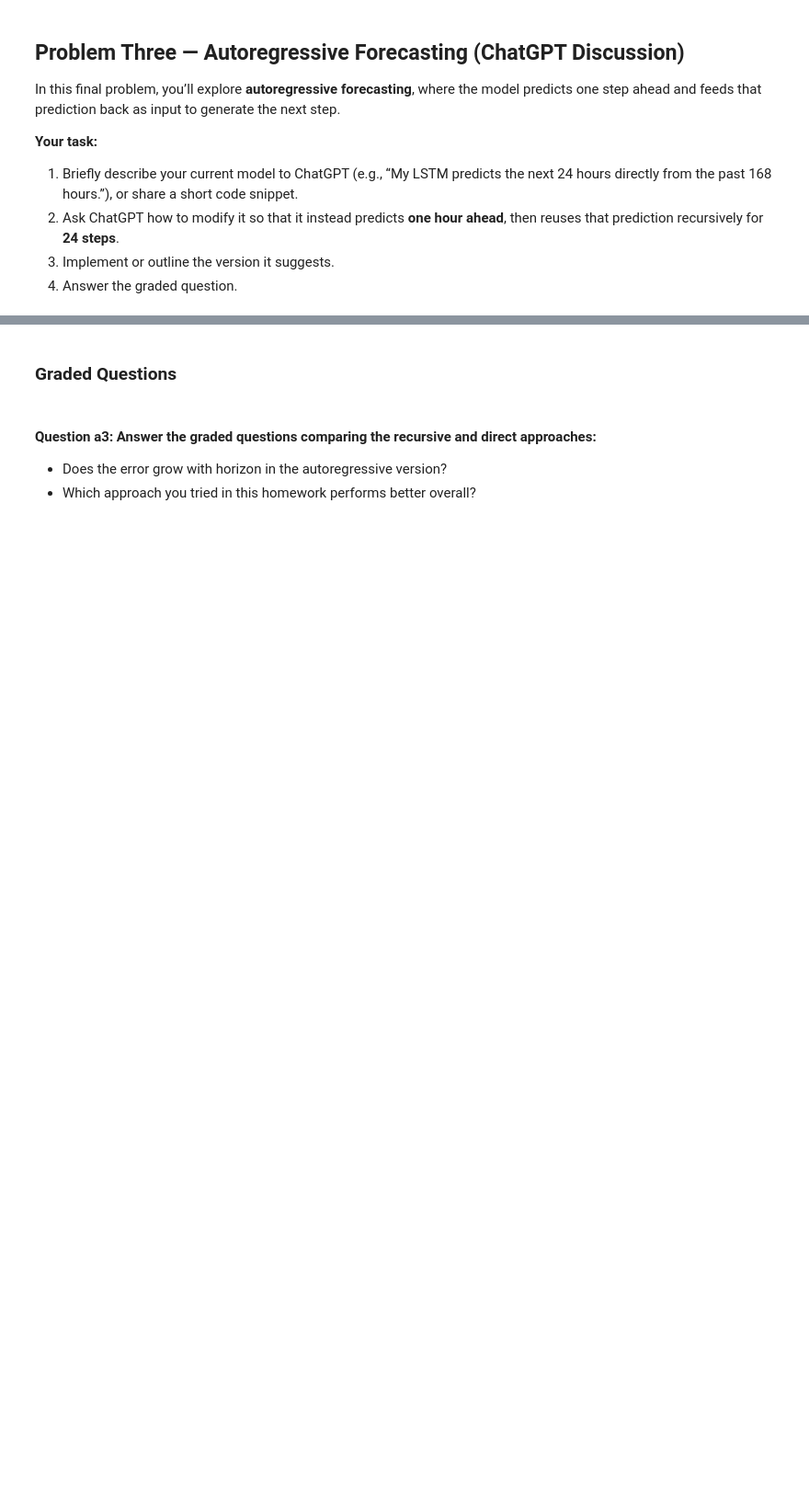
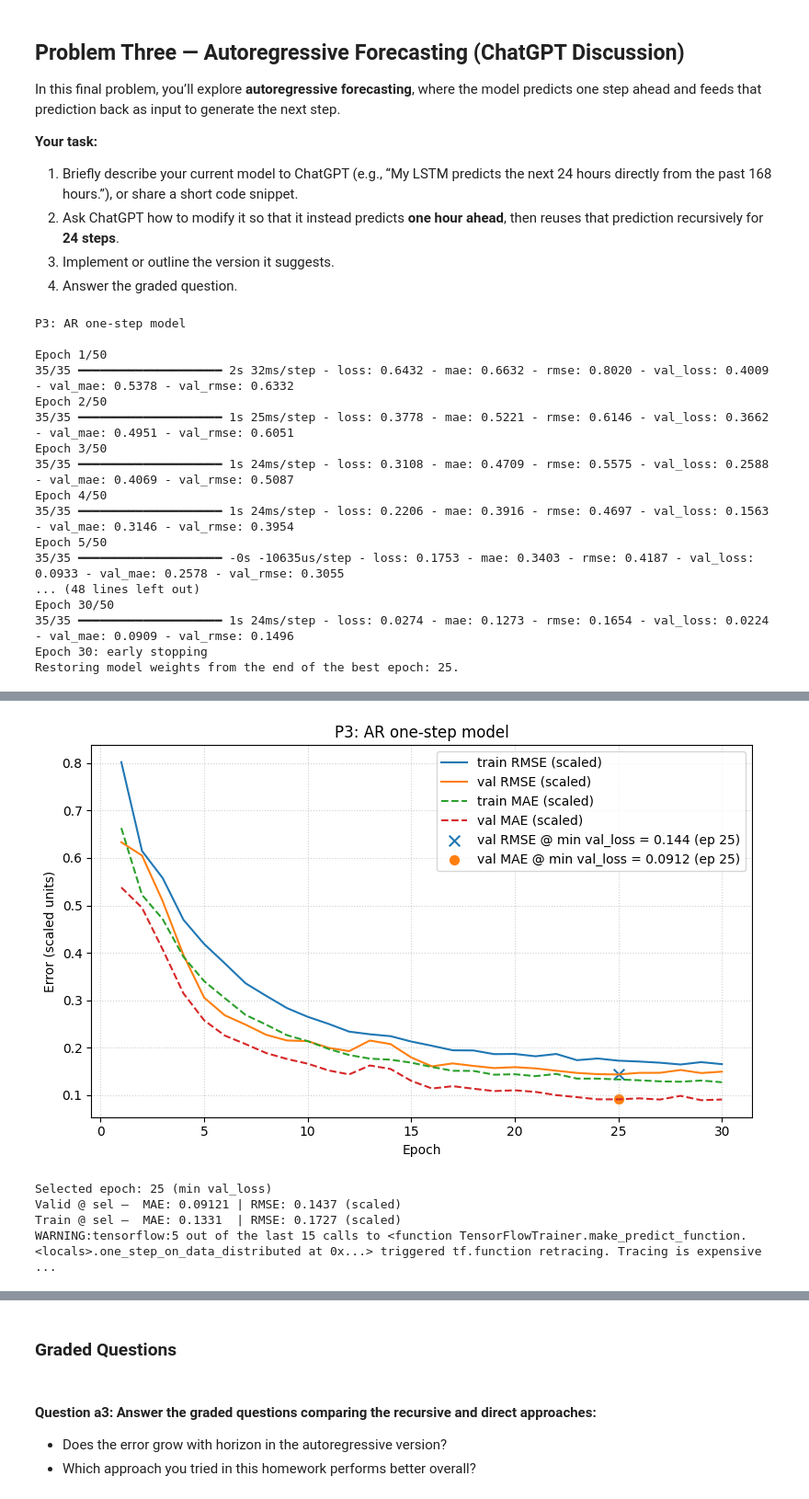
Before and after one commit to luanbui/Module-7-Assignments, a Jupyter notebook: Homework_08.ipynb, the cells around one changed output, grey strips where cells are left out. Shown at 92% size. Saved outputs shown, nothing was run; the diff lists cells and outputs as text; code cells hidden in the pictures; blank space fills up the shorter version.

```diff
--- a/Homework_08.ipynb
+++ b/Homework_08.ipynb
@@ -1034,15 +1175,13 @@ In this final problem, you’ll explore **autoregressive forecasting**, where th
 # %%
 hn = keras.initializers.HeNormal(seed=random_seed)
 
-# ----- Build and train a 1-step-ahead model for autoregressive rollout -----
-ar_lookback = best_lookback   # 336h (2 weeks)
+ar_lookback = best_lookback
 ar_horizon  = 1
 
 X_train_ar, y_train_ar = make_windows(train_x, ar_lookback, ar_horizon)
 X_val_ar,   y_val_ar   = make_windows(val_x,   ar_lookback, ar_horizon)
 X_test_ar,  y_test_ar  = make_windows(test_x,  ar_lookback, ar_horizon)
 
-# Share globals so train_and_test can find them
 X_train, y_train = X_train_ar, y_train_ar
 X_val,   y_val   = X_val_ar,   y_val_ar
 X_test,  y_test  = X_test_ar,  y_test_ar
@@ -1056,26 +1195,20 @@ model_ar = Sequential([
 ])
 train_and_test(model_ar, title="P3: AR one-step model", verbose=1)
 
-# ----- Autoregressive rollout: 24 steps ahead -----
 def autoregressive_forecast(model, seed_window, n_steps):
-    """
-    Given a seed window of shape (lookback, 1), roll the model forward n_steps,
-    feeding each predicted value back as the last input element.
-    """
-    window = seed_window.copy()   # (lookback, 1)
+    window = seed_window.copy()
     preds = []
     for _ in range(n_steps):
-        x_in  = window[None, ...]          # (1, lookback, 1)
+        x_in  = window[None, ...]
         y_hat = float(model.predict(x_in, verbose=0)[0, 0])
         preds.append(y_hat)
         window = np.roll(window, -1, axis=0)
-        window[-1, 0] = y_hat              # feed prediction back
+        window[-1, 0] = y_hat
     return np.array(preds, dtype=np.float32)
 
-n_ar_steps = 24   # predict 24 hours ahead recursively
+n_ar_steps = 24
 
-# Collect AR predictions and matching ground-truth values from the test set
-max_start = len(test_x) - ar_lookback - n_ar_steps   # last valid starting index
+max_start = len(test_x) - ar_lookback - n_ar_steps
 n_compare  = min(100, max_start)
 
 ar_preds_all = []
@@ -1083,7 +1216,6 @@ ar_true_all  = []
 
 for i in range(n_compare):
     ar_pred = autoregressive_forecast(model_ar, X_test_ar[i], n_ar_steps)
-    # True values at positions i+ar_lookback … i+ar_lookback+n_ar_steps-1 in test_x
     true_vals = test_x[i + ar_lookback : i + ar_lookback + n_ar_steps, 0]
     if len(true_vals) == n_ar_steps:
         ar_preds_all.append(ar_pred)
@@ -1095,7 +1227,6 @@ ar_true_all  = np.array(ar_true_all)    # (n_compare, 24)
 mae_per_step  = np.mean(np.abs(ar_preds_all - ar_true_all), axis=0)
 rmse_per_step = np.sqrt(np.mean((ar_preds_all - ar_true_all)**2, axis=0))
 
-# ----- Plot: MAE vs. forecast horizon -----
 fig, ax = plt.subplots(figsize=(10, 5))
 ax.plot(range(1, n_ar_steps + 1), mae_per_step,  marker='o', label="AR MAE")
 ax.plot(range(1, n_ar_steps + 1), rmse_per_step, marker='s', linestyle='--', label="AR RMSE")
@@ -1109,14 +1240,31 @@ plt.show()
 
 print("Step-by-step MAE (AR):")
 for step, mae in enumerate(mae_per_step, start=1):
-    print(f"  Step {step:2d}: MAE = {mae:.4f}")
+    print(f"Step {step:2d}: MAE = {mae:.4f}")
 
 print(f"\nOverall AR 24-step MAE:  {mae_per_step.mean():.4f}")
 print(f"One-step AR MAE (step 1): {mae_per_step[0]:.4f}")
 print(f"Last-step AR MAE (step 24): {mae_per_step[-1]:.4f}")
 
-# Compare with direct (Problem 1a – same 1-step model, identical to AR step 1)
 if "P1a: lookback=336 horizon=1" in results:
     direct_val_mae = results["P1a: lookback=336 horizon=1"]["val_mae_at_min_valloss"]
     print(f"\nDirect model val MAE (lookback=336, horizon=1): {direct_val_mae:.4f}")
     print("AR step-1 MAE should match closely (same model, same task).")
+# %% [output]
+P3: AR one-step model
+
+Epoch 1/50
+35/35 ━━━━━━━━━━━━━━━━━━━━ 2s 32ms/step - loss: 0.6432 - mae: 0.6632 - rmse: 0.8020 - val_loss: 0.4009 - val_mae: 0.5378 - val_rmse: 0.6332
+Epoch 2/50
+35/35 ━━━━━━━━━━━━━━━━━━━━ 1s 25ms/step - loss: 0.3778 - mae: 0.5221 - rmse: 0.6146 - val_loss: 0.3662 - val_mae: 0.4951 - val_rmse: 0.6051
+Epoch 3/50
+35/35 ━━━━━━━━━━━━━━━━━━━━ 1s 24ms/step - loss: 0.3108 - mae: 0.4709 - rmse: 0.5575 - val_loss: 0.2588 - val_mae: 0.4069 - val_rmse: 0.5087
+Epoch 4/50
+35/35 ━━━━━━━━━━━━━━━━━━━━ 1s 24ms/step - loss: 0.2206 - mae: 0.3916 - rmse: 0.4697 - val_loss: 0.1563 - val_mae: 0.3146 - val_rmse: 0.3954
+Epoch 5/50
+35/35 ━━━━━━━━━━━━━━━━━━━━ -0s -10635us/step - loss: 0.1753 - mae: 0.3403 - rmse: 0.4187 - val_loss: 0.0933 - val_mae: 0.2578 - val_rmse: 0.3055
+... (48 lines left out)
+Epoch 30/50
+35/35 ━━━━━━━━━━━━━━━━━━━━ 1s 24ms/step - loss: 0.0274 - mae: 0.1273 - rmse: 0.1654 - val_loss: 0.0224 - val_mae: 0.0909 - val_rmse: 0.1496
+Epoch 30: early stopping
+Restoring model weights from the end of the best epoch: 25.
@@ -1122,0 +1272,5 @@ if "P1a: lookback=336 horizon=1" in results:
+[figure, added]
+Selected epoch: 25 (min val_loss)
+Valid @ sel —  MAE: 0.09121 | RMSE: 0.1437 (scaled)
+Train @ sel —  MAE: 0.1331  | RMSE: 0.1727 (scaled)
+WARNING:tensorflow:5 out of the last 15 calls to <function TensorFlowTrainer.make_predict_function.<locals>.one_step_on_data_distributed at 0x...> triggered tf.function retracing. Tracing is expensive ...
```
Also changed, not shown: parts of 11 cells of this notebook, 3 other files.
